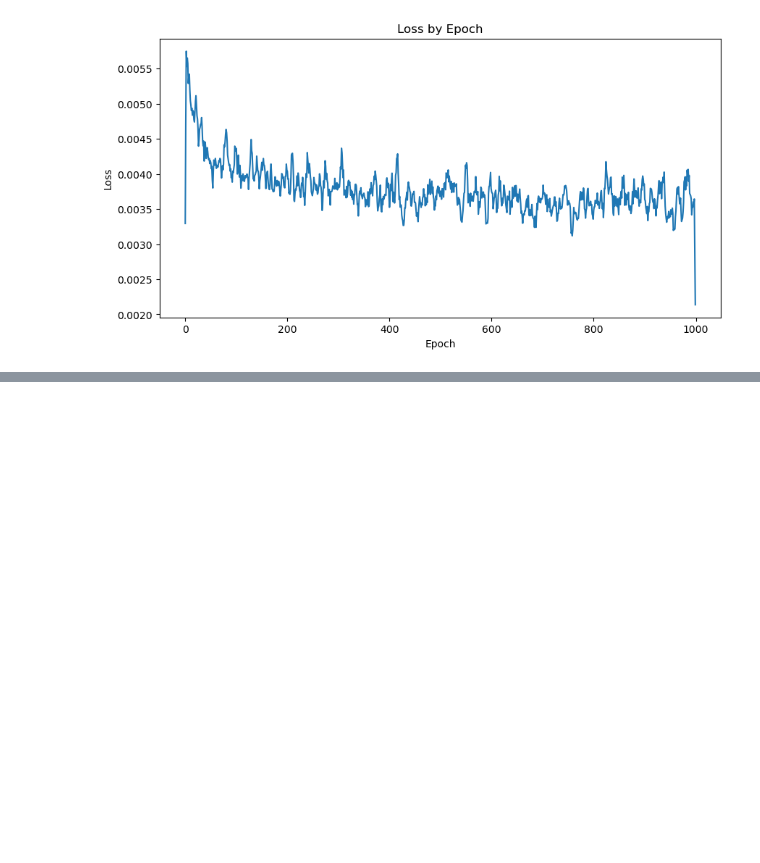
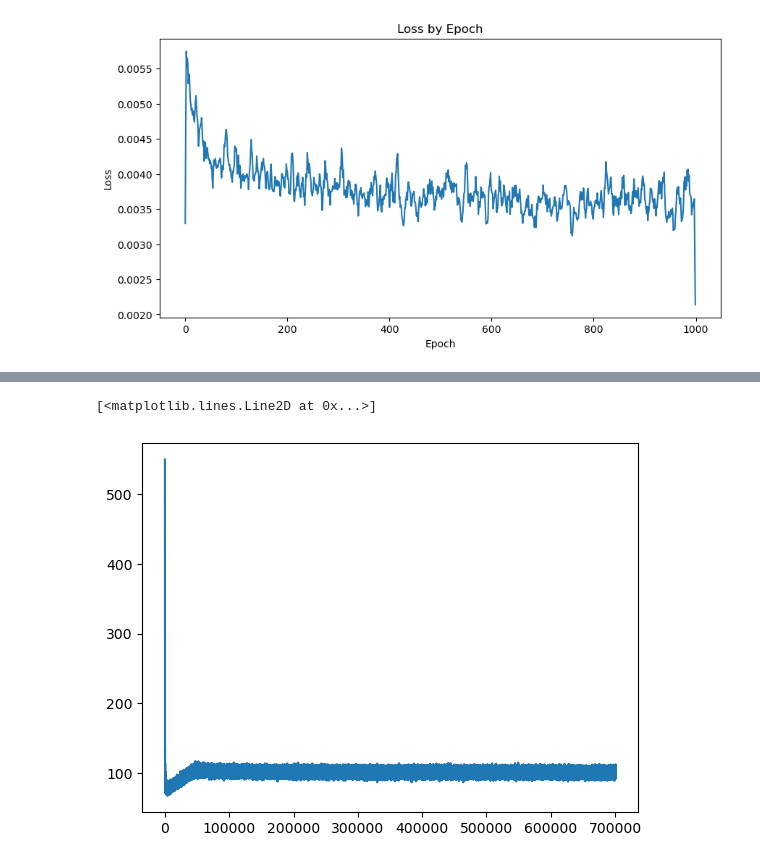
Before and after one commit to diaazg/Deep-learning, a Jupyter notebook: notebooks/auto_encoder.ipynb, the cells around one changed output, grey strips where cells are left out. Drawn from its saved outputs; the diff is of its cells as text; code cells hidden in the pictures; blank space fills up the shorter version.

```diff
--- a/notebooks/auto_encoder.ipynb
+++ b/notebooks/auto_encoder.ipynb
@@ -229,0 +317,29 @@ plt.show()
+# %%
+def loss_function(x, x_hat, mean, logvar, beta=1.0):
+    # Reconstruction loss
+    recon_loss = nn.functional.binary_cross_entropy(x_hat, x, reduction='sum') / x.size(0)
+
+    # KL divergence
+    kl_loss = -0.5 * torch.sum(1 + logvar - mean.pow(2) - logvar.exp()) / x.size(0)
+
+    return recon_loss + beta * kl_loss
+# %%
+optimizer = torch.optim.Adam(model.parameters(), lr=1e-3)
+# %%
+num_epochs = 1000
+# %%
+losses = []
+kl_warmup = 50
+for epoch in range(num_epochs):
+
+    for x, _ in train_loader:
+        x = x.to(device)
+        x_hat, mean, log_var = model(x)
+        beta = min(1.0, epoch / kl_warmup)
+        loss = loss_function(x,x_hat, mean, log_var,beta=beta)
+        optimizer.zero_grad()
+        loss.backward()
+        optimizer.step()
+        losses.append(loss.item())
+
+    print(f'Epoch [{epoch}/{num_epochs}] Loss: {losses[epoch]:.4f}')
@@ -229,0 +367,5 @@ plt.show()
+# %%
+plt.plot(losses)
+# %% [output]
+[<matplotlib.lines.Line2D at 0x...>]
+[figure, added]
```
Also changed, not shown: parts of 18 cells of this notebook.
